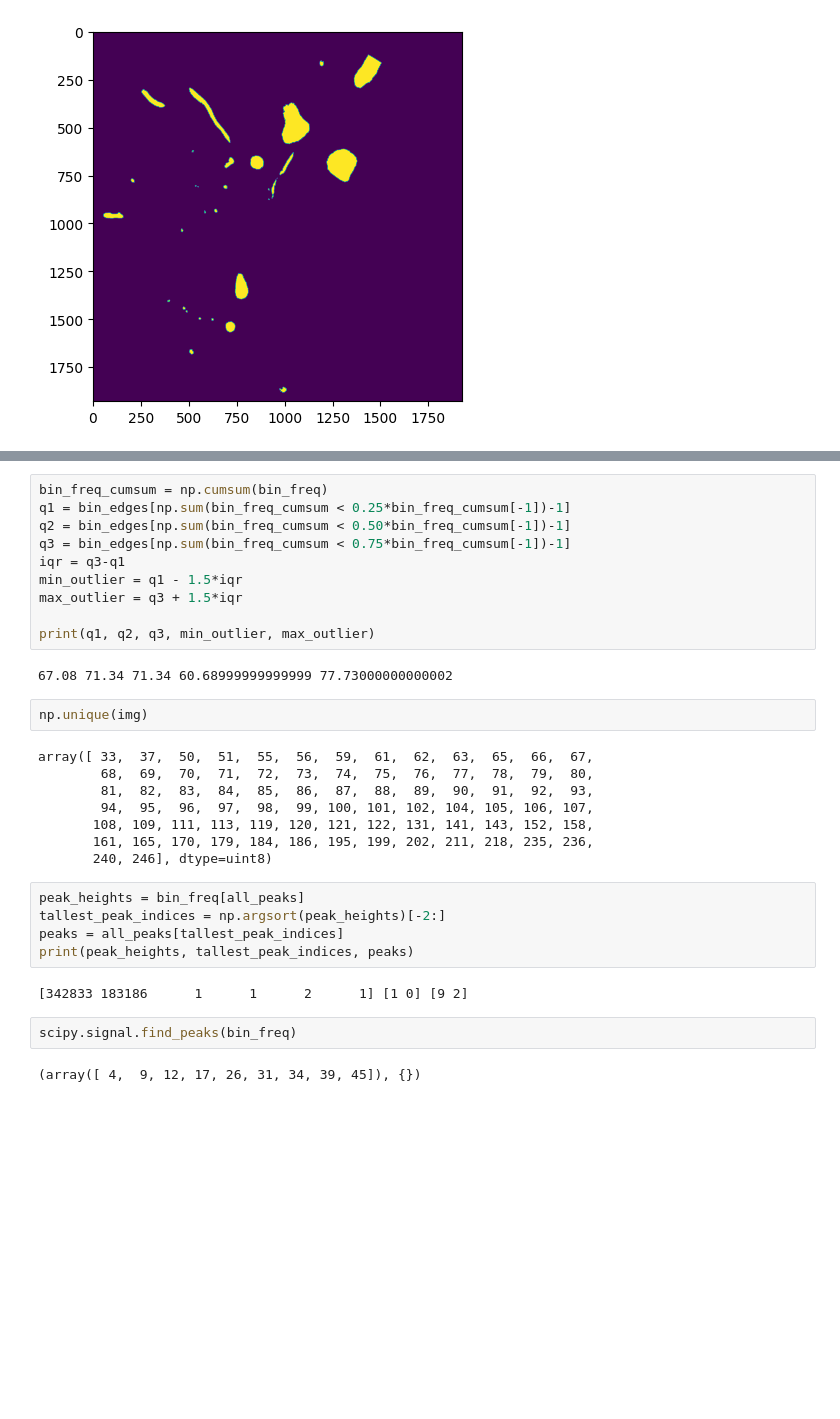
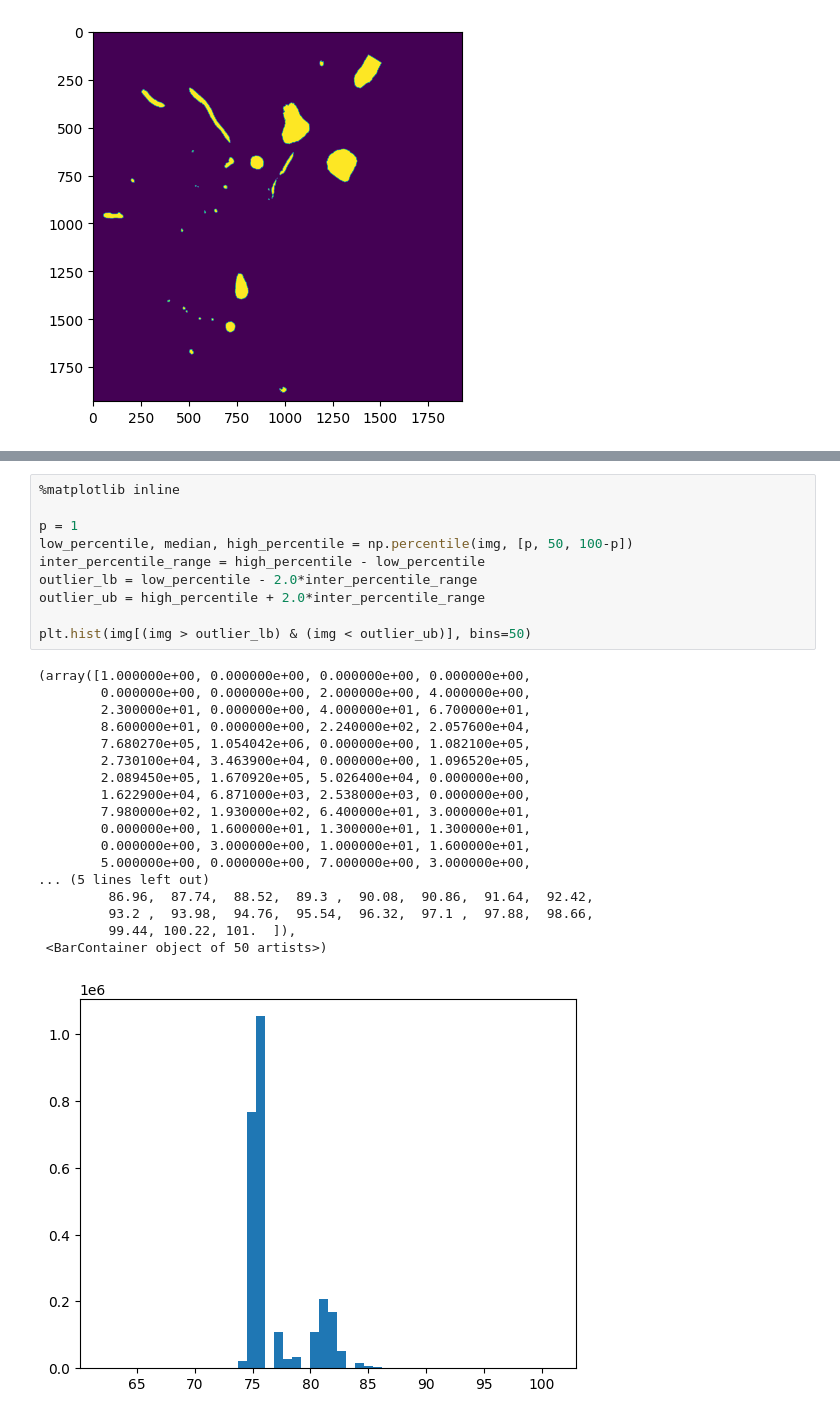
Before and after one commit to viktorcikojevic/kaggle_sennet, a Jupyter notebook: notebooks/foreground_splitter.ipynb, the cells around one changed output, grey strips where cells are left out. Saved outputs shown, nothing was run; the diff lists cells and outputs as text; blank space fills up the shorter version.

```diff
--- a/notebooks/foreground_splitter.ipynb
+++ b/notebooks/foreground_splitter.ipynb
@@ -126,33 +150,29 @@ split_val = 77.0
-# %%
-bin_freq_cumsum = np.cumsum(bin_freq)
-q1 = bin_edges[np.sum(bin_freq_cumsum < 0.25*bin_freq_cumsum[-1])-1]
-q2 = bin_edges[np.sum(bin_freq_cumsum < 0.50*bin_freq_cumsum[-1])-1]
-q3 = bin_edges[np.sum(bin_freq_cumsum < 0.75*bin_freq_cumsum[-1])-1]
-iqr = q3-q1
-min_outlier = q1 - 1.5*iqr
-max_outlier = q3 + 1.5*iqr
-
-print(q1, q2, q3, min_outlier, max_outlier)
-# %% [output]
-67.08 71.34 71.34 60.68999999999999 77.73000000000002
-# %%
-np.unique(img)
-# %% [output]
-array([ 33,  37,  50,  51,  55,  56,  59,  61,  62,  63,  65,  66,  67,
-        68,  69,  70,  71,  72,  73,  74,  75,  76,  77,  78,  79,  80,
-        81,  82,  83,  84,  85,  86,  87,  88,  89,  90,  91,  92,  93,
-        94,  95,  96,  97,  98,  99, 100, 101, 102, 104, 105, 106, 107,
-       108, 109, 111, 113, 119, 120, 121, 122, 131, 141, 143, 152, 158,
-       161, 165, 170, 179, 184, 186, 195, 199, 202, 211, 218, 235, 236,
-       240, 246], dtype=uint8)
-# %%
-peak_heights = bin_freq[all_peaks]
-tallest_peak_indices = np.argsort(peak_heights)[-2:]
-peaks = all_peaks[tallest_peak_indices]
-print(peak_heights, tallest_peak_indices, peaks)
-# %% [output]
-[342833 183186      1      1      2      1] [1 0] [9 2]
-# %%
-scipy.signal.find_peaks(bin_freq)
-# %% [output]
-(array([ 4,  9, 12, 17, 26, 31, 34, 39, 45]), {})
+# %%
+%matplotlib inline
+
+p = 1
+low_percentile, median, high_percentile = np.percentile(img, [p, 50, 100-p])
+inter_percentile_range = high_percentile - low_percentile
+outlier_lb = low_percentile - 2.0*inter_percentile_range
+outlier_ub = high_percentile + 2.0*inter_percentile_range
+
+plt.hist(img[(img > outlier_lb) & (img < outlier_ub)], bins=50)
+# %% [output]
+(array([1.000000e+00, 0.000000e+00, 0.000000e+00, 0.000000e+00,
+        0.000000e+00, 0.000000e+00, 2.000000e+00, 4.000000e+00,
+        2.300000e+01, 0.000000e+00, 4.000000e+01, 6.700000e+01,
+        8.600000e+01, 0.000000e+00, 2.240000e+02, 2.057600e+04,
+        7.680270e+05, 1.054042e+06, 0.000000e+00, 1.082100e+05,
+        2.730100e+04, 3.463900e+04, 0.000000e+00, 1.096520e+05,
+        2.089450e+05, 1.670920e+05, 5.026400e+04, 0.000000e+00,
+        1.622900e+04, 6.871000e+03, 2.538000e+03, 0.000000e+00,
+        7.980000e+02, 1.930000e+02, 6.400000e+01, 3.000000e+01,
+        0.000000e+00, 1.600000e+01, 1.300000e+01, 1.300000e+01,
+        0.000000e+00, 3.000000e+00, 1.000000e+01, 1.600000e+01,
+        5.000000e+00, 0.000000e+00, 7.000000e+00, 3.000000e+00,
+... (5 lines left out)
+         86.96,  87.74,  88.52,  89.3 ,  90.08,  90.86,  91.64,  92.42,
+         93.2 ,  93.98,  94.76,  95.54,  96.32,  97.1 ,  97.88,  98.66,
+         99.44, 100.22, 101.  ]),
+ <BarContainer object of 50 artists>)
+[figure, added]
```
Also changed, not shown: parts of 4 cells of this notebook, 7 other files.
